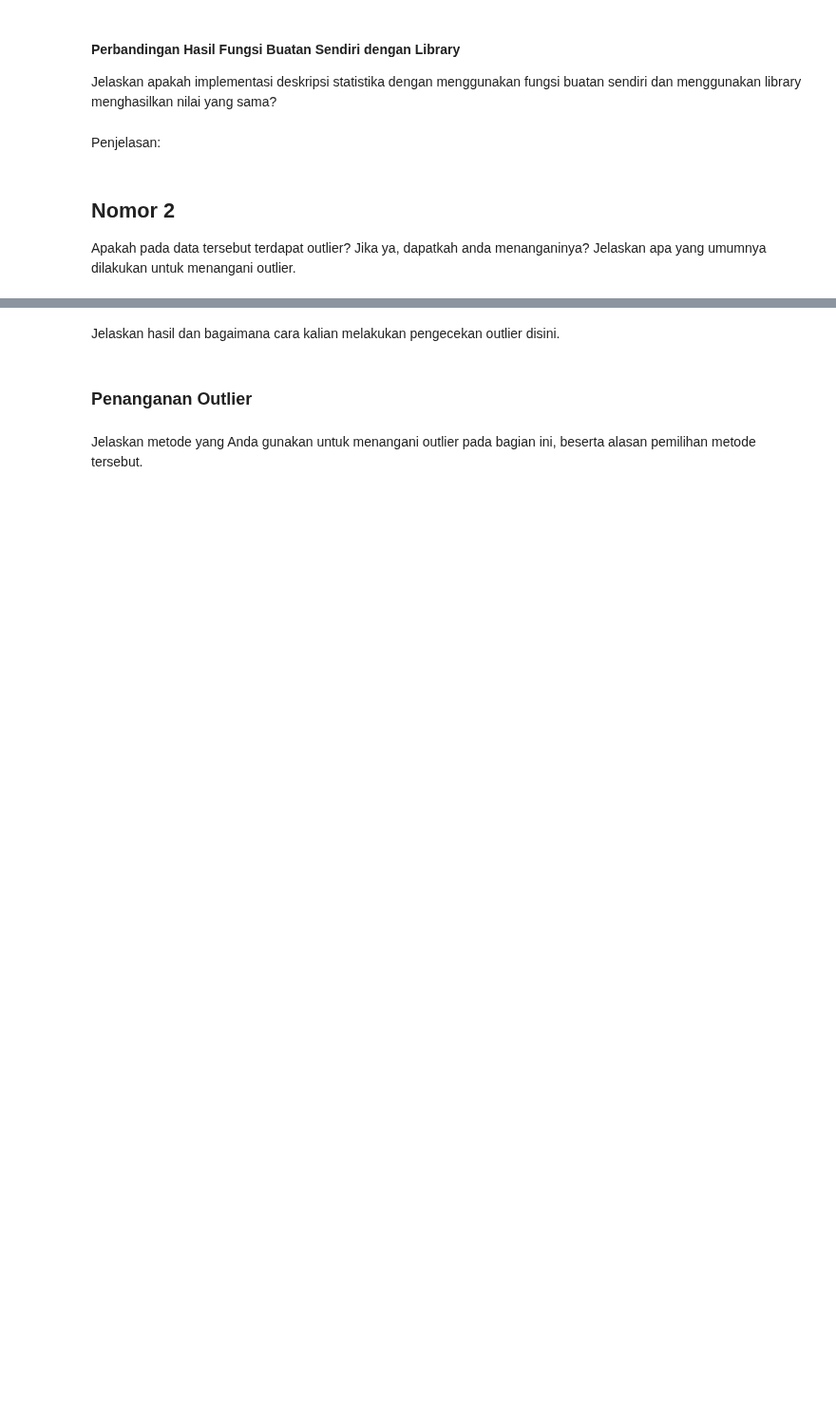
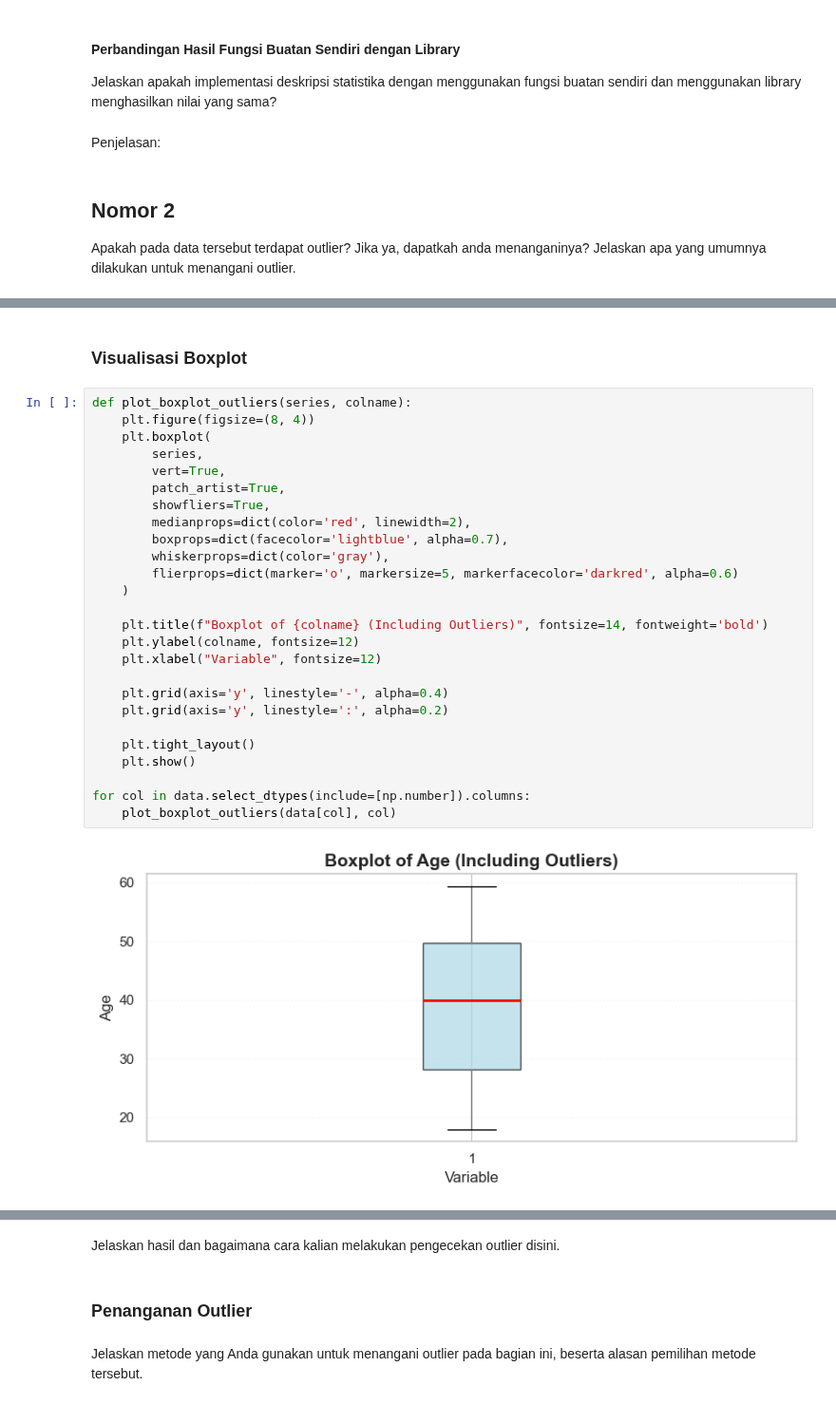
Before and after one commit to hafizhperdana/TugasBesarProbstat, a Jupyter notebook: JMK_13524025_13524070.ipynb, the cells around one changed output, grey strips where cells are left out. Shown at 95% size. Saved outputs shown, nothing was run; the diff lists cells and outputs as text; blank space fills up the shorter version.

Commit message:
feat(answer for number 2): add boxplot visualization for better outlier determination

```diff
--- a/JMK_13524025_13524070.ipynb
+++ b/JMK_13524025_13524070.ipynb
@@ -385,3 +394,33 @@ Q1 = 58.0
 1698      2958.01
 1768      2733.96
 1985      2692.73
+# %% [markdown]
+### Visualisasi Boxplot
+# %%
+def plot_boxplot_outliers(series, colname):
+    plt.figure(figsize=(8, 4))
+    plt.boxplot(
+        series,
+        vert=True,
+        patch_artist=True,
+        showfliers=True,
+        medianprops=dict(color='red', linewidth=2),
+        boxprops=dict(facecolor='lightblue', alpha=0.7),
+        whiskerprops=dict(color='gray'),
+        flierprops=dict(marker='o', markersize=5, markerfacecolor='darkred', alpha=0.6)
+    )
+
+    plt.title(f"Boxplot of {colname} (Including Outliers)", fontsize=14, fontweight='bold')
+    plt.ylabel(colname, fontsize=12)
+    plt.xlabel("Variable", fontsize=12)
+
+    plt.grid(axis='y', linestyle='-', alpha=0.4)
+    plt.grid(axis='y', linestyle=':', alpha=0.2)
+
+    plt.tight_layout()
+    plt.show()
+
+for col in data.select_dtypes(include=[np.number]).columns:
+    plot_boxplot_outliers(data[col], col)
+# %% [output]
+[figure, added]
```
Also changed, not shown: parts of 6 cells of this notebook.
